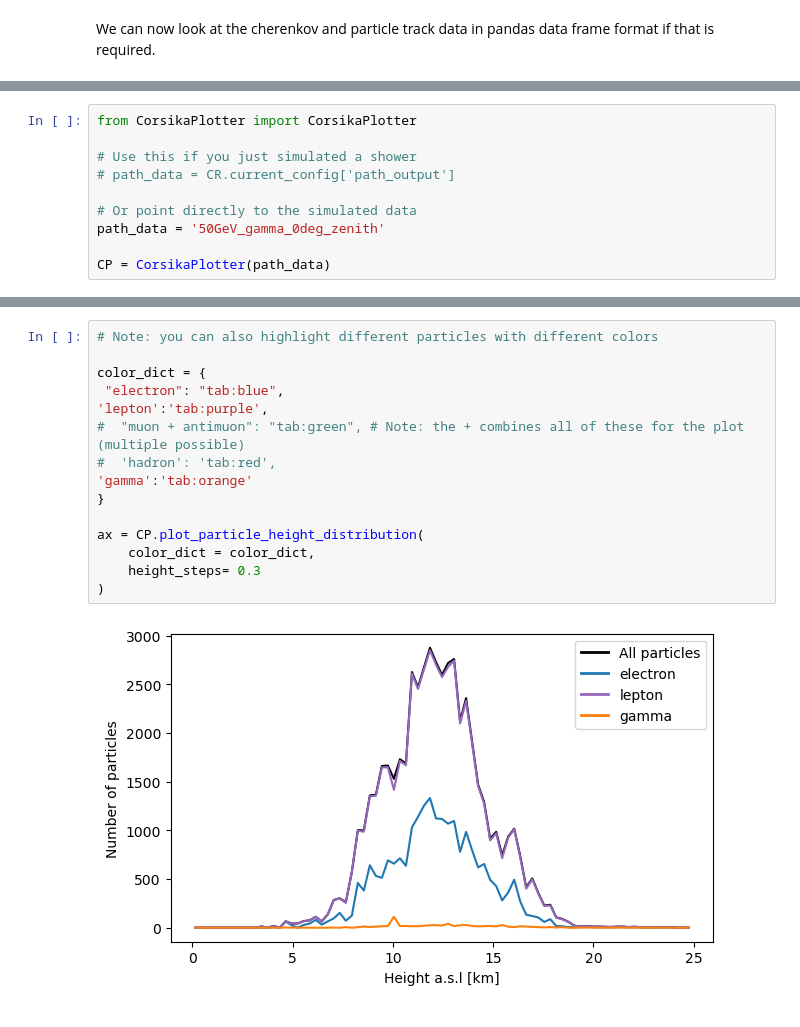
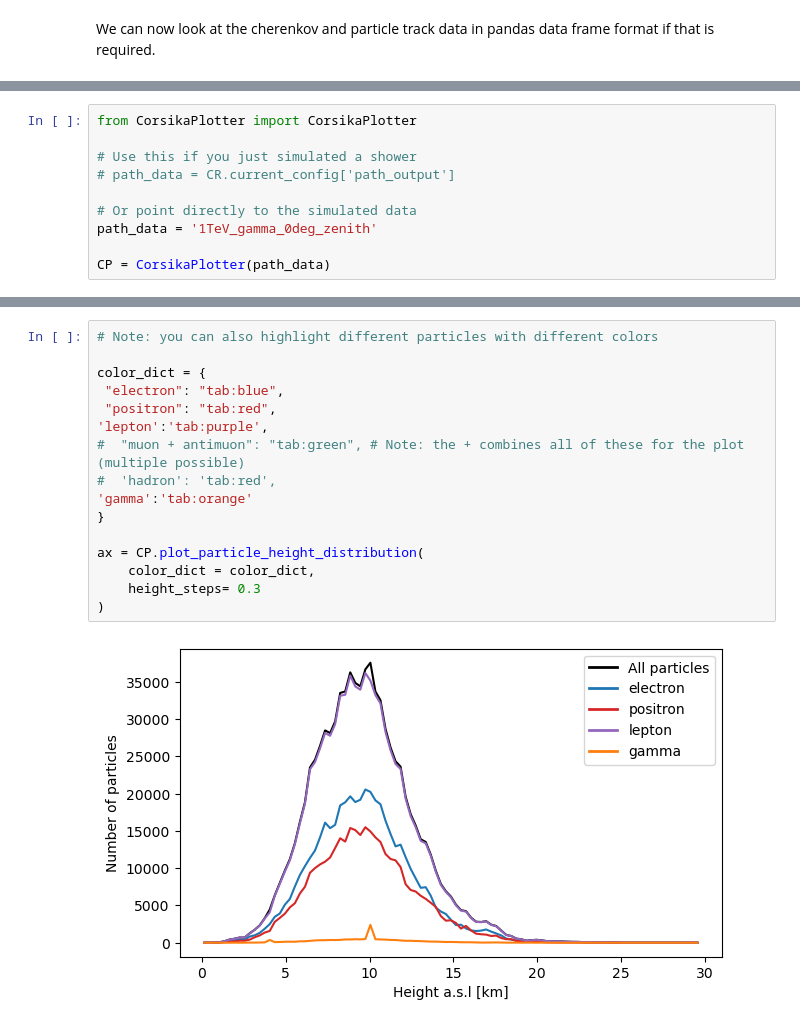
Before and after one commit to jschaefer-hub/ShowerPy, a Jupyter notebook: Demo.ipynb, the cells around one changed output, grey strips where cells are left out. Cells and saved outputs as stored; diff of their text form.

```diff
--- a/Demo.ipynb
+++ b/Demo.ipynb
@@ -164,7 +164,7 @@ from CorsikaPlotter import CorsikaPlotter
 # path_data = CR.current_config['path_output']
 
 # Or point directly to the simulated data
-path_data = '50GeV_gamma_0deg_zenith'
+path_data = '1TeV_gamma_0deg_zenith'
 
 CP = CorsikaPlotter(path_data)
 # %% [output]
@@ -249,17 +251,18 @@ plt.show()
 # %%
 # Note: you can also highlight different particles with different colors
 
 color_dict = {
  "electron": "tab:blue",
+ "positron": "tab:red",
 'lepton':'tab:purple',
 #  "muon + antimuon": "tab:green", # Note: the + combines all of these for the plot (multiple possible)
 #  'hadron': 'tab:red',
 'gamma':'tab:orange'
 }
 
 ax = CP.plot_particle_height_distribution(
     color_dict = color_dict,
     height_steps= 0.3
 )
 # %% [output]
-[figure, old version]
+[figure, new version]
```
Also changed, not shown: parts of 10 cells of this notebook, 3 other files.
